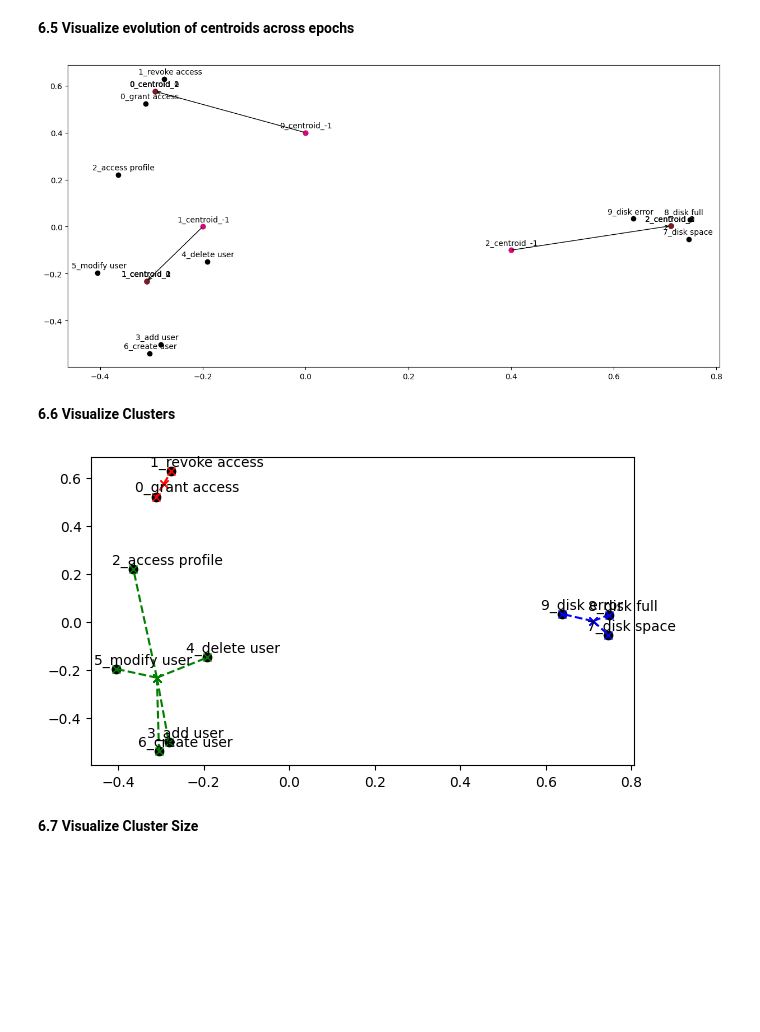
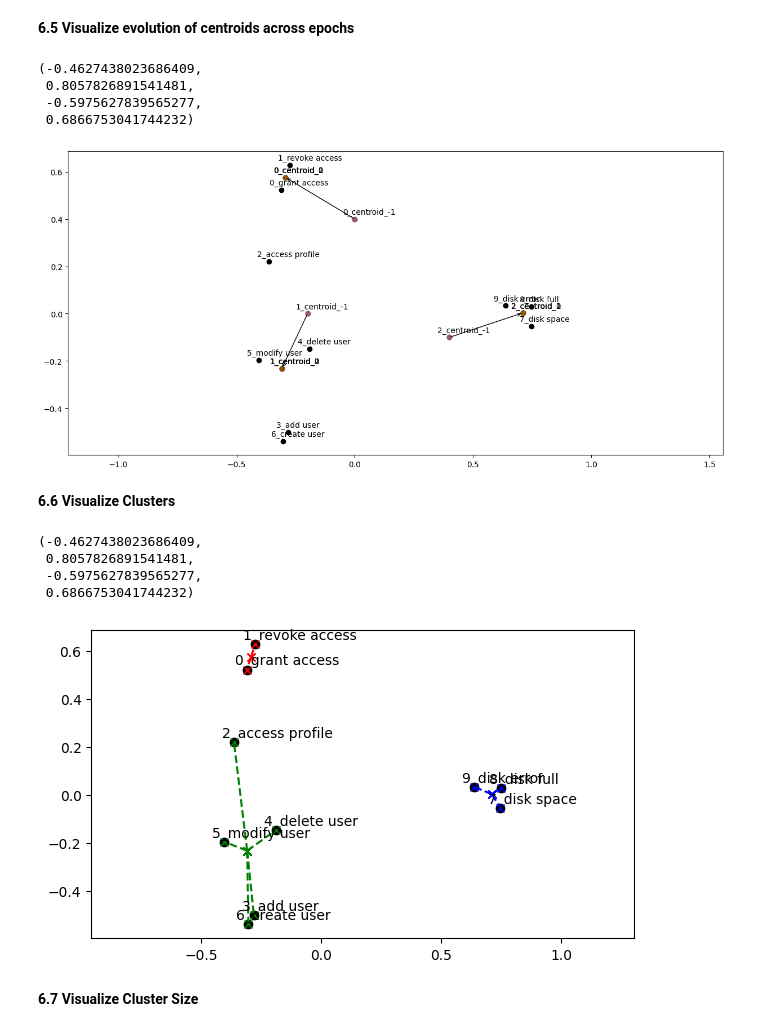
Before and after one commit to enoten/ml-numpy-pytorch, a Jupyter notebook: Gaussian Mixture Models Clustering for Embeddings.ipynb, the cells around one changed output. Saved outputs shown, nothing was run; the diff lists cells and outputs as text; code cells hidden in the pictures; blank space fills up the shorter version.

```diff
--- a/Gaussian Mixture Models Clustering for Embeddings.ipynb
+++ b/Gaussian Mixture Models Clustering for Embeddings.ipynb
@@ -436,6 +446,12 @@ Weight is a ratio of number of data points assigned to a given component to the
 <b>6. Gaussian Mixtures Clustering</b>
 # %% [markdown]
 <b>6.1 Cluster Assignment Step aka Expectation Step</b>
+# %%
+centroid_dict = {
+    0: np.array([0, 0.4]),
+    1: np.array([-0.2, 0.0]),
+    2: np.array([0.4, -0.1]),
+}
 # %%
 cov_dict = {
  0: np.array([[0.001, 0],
@@ -515,3 +610,6 @@ centroid_dict_in_time = {}
 centroid_dict_in_time[-1] = centroid_dict.copy()
 
 centroid_in_time = {key:[centroid_dict[key]] for key in centroid_dict.keys()}
+
+cov_dict_in_time = {}
+cov_dict_in_time[-1] = cov_dict.copy()
@@ -523,11 +625,10 @@ for cluster_key in cluster_dict:
     cluster_items = np.array(cluster_items).astype(int)
     cluster_array = X_transformed[cluster_items]
     new_centroid = cluster_array.mean(axis=0)
-    cov_dict[cluster_key] = np.cov(cluster_array[:,0],cluster_array[:,1],ddof=0)
+    new_cov = np.cov(cluster_array[:,0],cluster_array[:,1],ddof=0)
 
-    distance_between_old_new_centroid = scipy.spatial.distance.euclidean(new_centroid,centroid_dict[cluster_key])
-
-    #print(f"old centroid {cluster_key}: {centroid_dict[cluster_key]} new centroid {cluster_key}: {new_centroid}")
     centroid_dict[cluster_key] = new_centroid.copy()
+    cov_dict[cluster_key] = new_cov.copy()
     centroid_in_time[cluster_key].append(new_centroid.copy())
 centroid_dict_in_time[iter_num] = centroid_dict.copy()
+cov_dict_in_time[iter_num] = cov_dict.copy()
@@ -739,28 +903,38 @@ for key in centroid_in_time:
 for i in range(X_transformed.shape[0]):
     plt.scatter(X_transformed[i,0],X_transformed[i,1],marker='o',color="black")
     plt.text(X_transformed[i,0]-0.05,X_transformed[i,1]+0.02, str(i)+"_"+pairs[i])
+plt.axis('equal')
 # %% [output]
+(-0.4627438023686409,
+ 0.8057826891541481,
+ -0.5975627839565277,
+ 0.6866753041744232)
-[figure, old version]
+[figure, new version]
 # %% [markdown]
 <b>6.6 Visualize Clusters</b>
 # %%
 plt.figure(figsize=(7,4))
 
 for i in range(X_transformed.shape[0]):
     plt.scatter(X_transformed[i,0],X_transformed[i,1],marker='o',color="black")
     plt.text(X_transformed[i,0]-0.05,X_transformed[i,1]+0.02, str(i)+"_"+pairs[i])
 
 clust_colors = ['red','green','blue']
 for clust_key in cluster_dict.keys():
     cluster_list = cluster_dict[clust_key]
     for item in cluster_list:
         plt.plot([centroid_dict[clust_key][0],X_transformed[item,0]],
                  [centroid_dict[clust_key][1],X_transformed[item,1]],
                  color=clust_colors[clust_key],
                  linestyle='dashed',
                  marker='x')
+plt.axis('equal')
 # %% [output]
+(-0.4627438023686409,
+ 0.8057826891541481,
+ -0.5975627839565277,
+ 0.6866753041744232)
-[figure, old version]
+[figure, new version]
 # %%
 var_dict = {}
 corr_dict = {}
```
Also changed, not shown: parts of 10 cells of this notebook.
